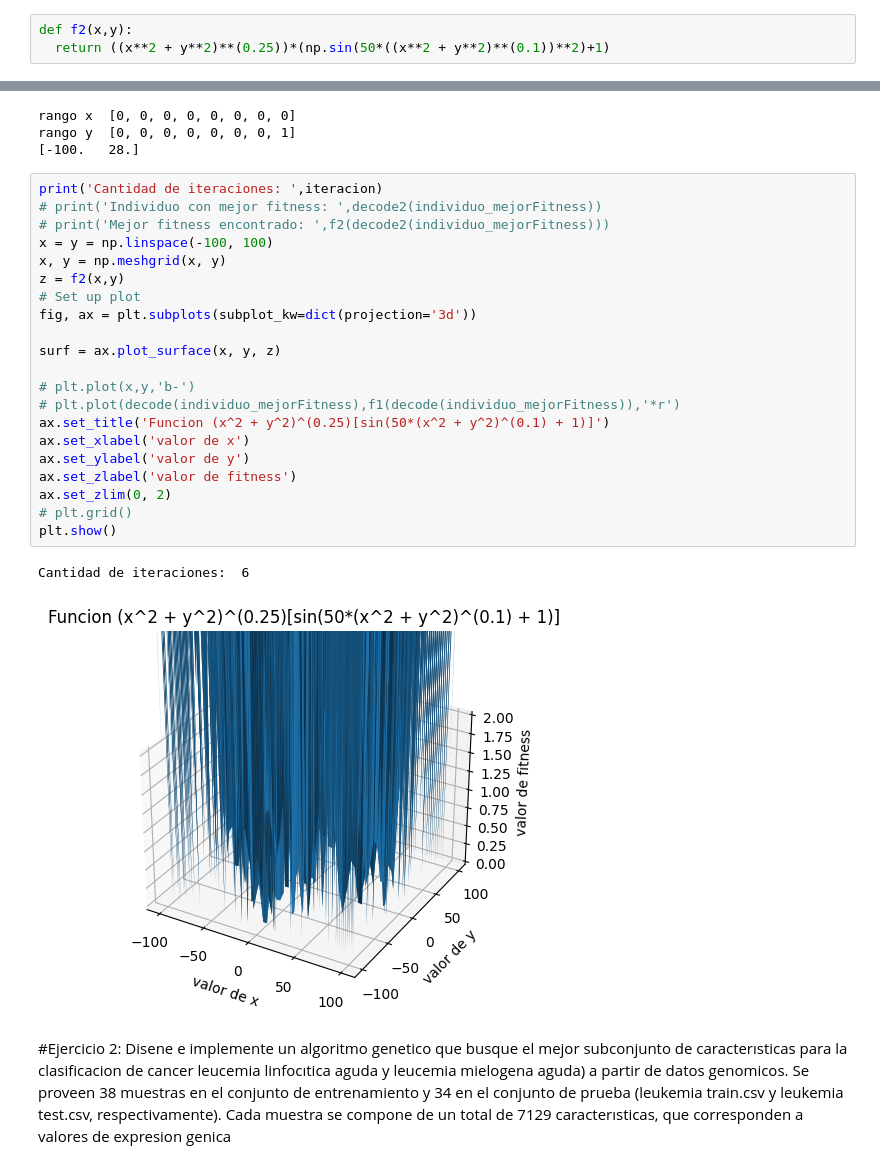
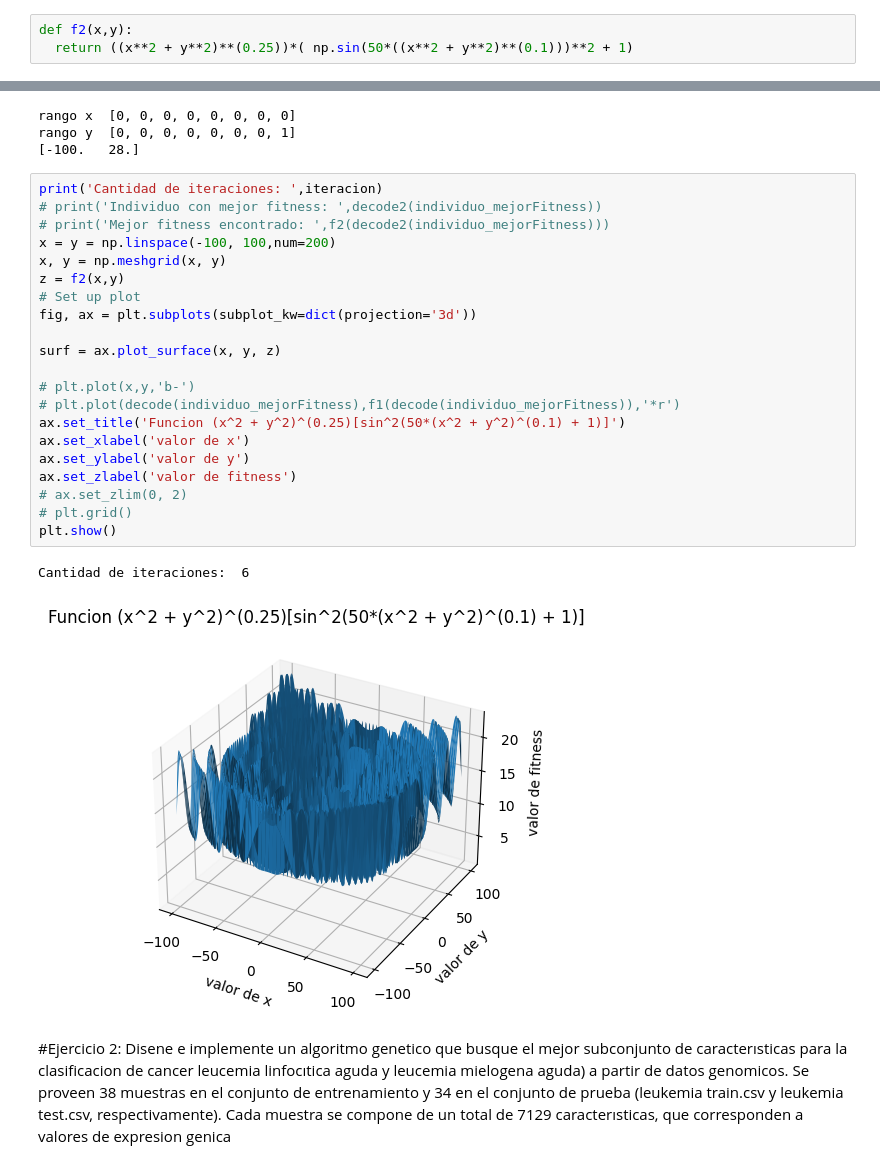
Before and after one commit to aguusandy/ic_2023, a Jupyter notebook: Inteligencia_guia6.ipynb, the cells around one changed output, grey strips where cells are left out. Drawn from its saved outputs; the diff is of its cells as text.

```diff
--- a/Inteligencia_guia6.ipynb
+++ b/Inteligencia_guia6.ipynb
@@ -17,7 +17,7 @@ def f1(x):
   return (-1)*x*np.sin(np.sqrt(np.abs(x)))
 # %%
 def f2(x,y):
-  return ((x**2 + y**2)**(0.25))*(np.sin(50*((x**2 + y**2)**(0.1))**2)+1)
+  return ((x**2 + y**2)**(0.25))*( np.sin(50*((x**2 + y**2)**(0.1)))**2 + 1)
 # %%
 def decode(individuo):
   num = 0;  individuo_aux = individuo[::-1];  tamaño_individuo = len(individuo)
@@ -208,27 +208,27 @@ rango y  [0, 0, 0, 0, 0, 0, 0, 1]
 # %%
 print('Cantidad de iteraciones: ',iteracion)
 # print('Individuo con mejor fitness: ',decode2(individuo_mejorFitness))
 # print('Mejor fitness encontrado: ',f2(decode2(individuo_mejorFitness)))
-x = y = np.linspace(-100, 100)
+x = y = np.linspace(-100, 100,num=200)
 x, y = np.meshgrid(x, y)
 z = f2(x,y)
 # Set up plot
 fig, ax = plt.subplots(subplot_kw=dict(projection='3d'))
 
 surf = ax.plot_surface(x, y, z)
 
 # plt.plot(x,y,'b-')
 # plt.plot(decode(individuo_mejorFitness),f1(decode(individuo_mejorFitness)),'*r')
-ax.set_title('Funcion (x^2 + y^2)^(0.25)[sin(50*(x^2 + y^2)^(0.1) + 1)]')
+ax.set_title('Funcion (x^2 + y^2)^(0.25)[sin^2(50*(x^2 + y^2)^(0.1) + 1)]')
 ax.set_xlabel('valor de x')
 ax.set_ylabel('valor de y')
 ax.set_zlabel('valor de fitness')
-ax.set_zlim(0, 2)
+# ax.set_zlim(0, 2)
 # plt.grid()
 plt.show()
 # %% [output]
 Cantidad de iteraciones:  6
-[figure, old version]
+[figure, new version]
 # %% [markdown]
 
 #Ejercicio 2:
```
